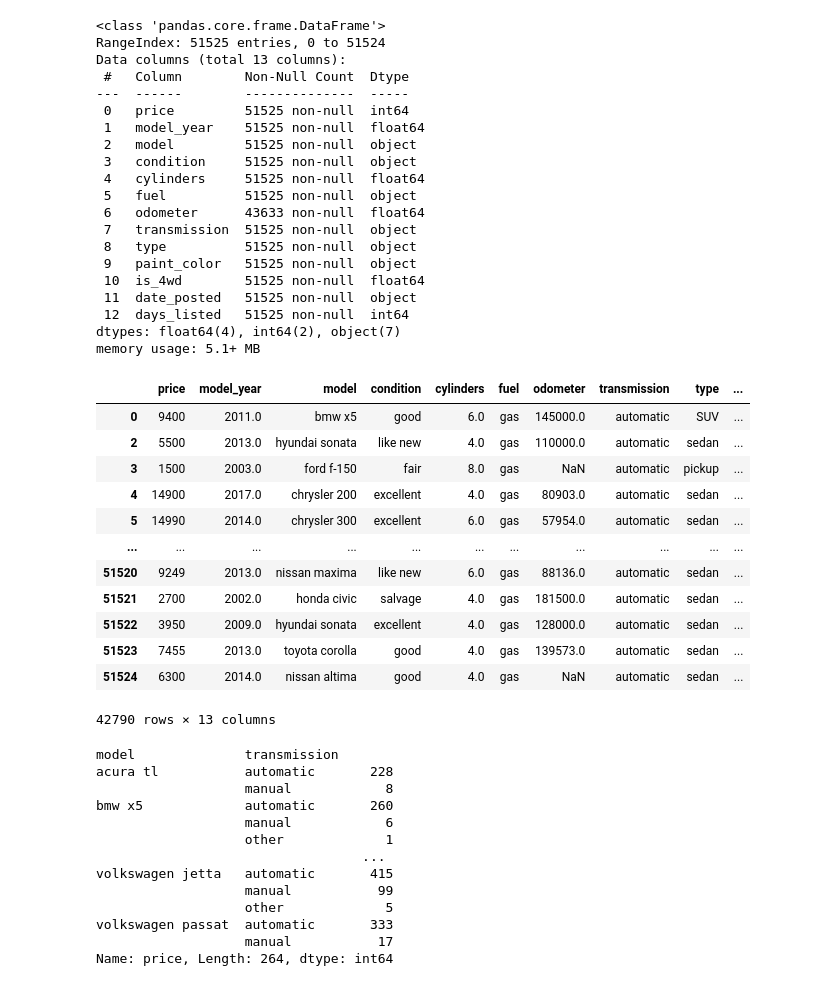
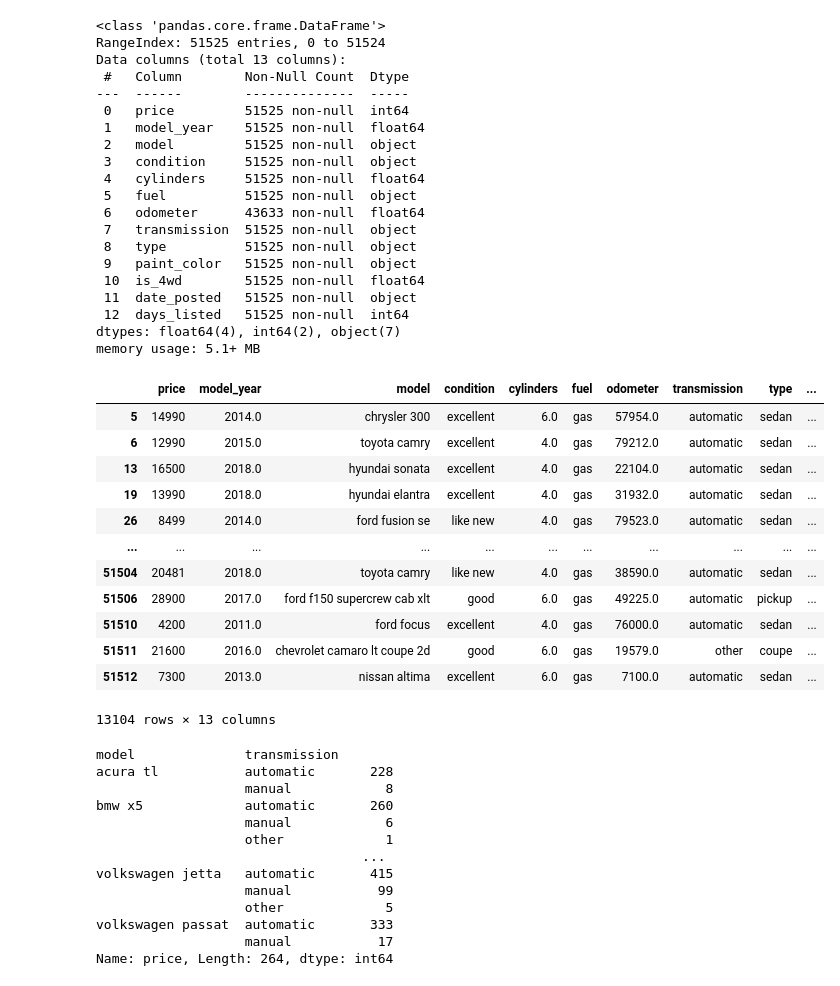
Before and after one commit to sohini8328/EDA_cars_Sprint_2, a Jupyter notebook: eda.ipynb, the cells around one changed output. Cells and saved outputs as stored; diff of their text form; code cells hidden in the pictures.

```diff
--- a/eda.ipynb
+++ b/eda.ipynb
@@ -61,23 +61,23 @@ Data columns (total 13 columns):
  12  days_listed   51525 non-null  int64
 dtypes: float64(4), int64(2), object(7)
 memory usage: 5.1+ MB
-# %%
-df_price_20000 = df[df['price'] <= 20000]
-df_price_20000
-# %% [output]
-|  | price | model_year | model | condition | cylinders | fuel | odometer | transmission | type | ... |
-| 0 | 9400 | 2011.0 | bmw x5 | good | 6.0 | gas | 145000.0 | automatic | SUV | ... |
-| 2 | 5500 | 2013.0 | hyundai sonata | like new | 4.0 | gas | 110000.0 | automatic | sedan | ... |
-| 3 | 1500 | 2003.0 | ford f-150 | fair | 8.0 | gas | NaN | automatic | pickup | ... |
-| 4 | 14900 | 2017.0 | chrysler 200 | excellent | 4.0 | gas | 80903.0 | automatic | sedan | ... |
-| 5 | 14990 | 2014.0 | chrysler 300 | excellent | 6.0 | gas | 57954.0 | automatic | sedan | ... |
-| ... | ... | ... | ... | ... | ... | ... | ... | ... | ... | ... |
-| 51520 | 9249 | 2013.0 | nissan maxima | like new | 6.0 | gas | 88136.0 | automatic | sedan | ... |
-| 51521 | 2700 | 2002.0 | honda civic | salvage | 4.0 | gas | 181500.0 | automatic | sedan | ... |
-| 51522 | 3950 | 2009.0 | hyundai sonata | excellent | 4.0 | gas | 128000.0 | automatic | sedan | ... |
-| 51523 | 7455 | 2013.0 | toyota corolla | good | 4.0 | gas | 139573.0 | automatic | sedan | ... |
-| 51524 | 6300 | 2014.0 | nissan altima | good | 4.0 | gas | NaN | automatic | sedan | ... |
-42790 rows × 13 columns
+# %%
+df_odo_80000 = df[df['odometer'] <= 80000]
+df_odo_80000
+# %% [output]
+|  | price | model_year | model | condition | cylinders | fuel | odometer | transmission | type | ... |
+| 5 | 14990 | 2014.0 | chrysler 300 | excellent | 6.0 | gas | 57954.0 | automatic | sedan | ... |
+| 6 | 12990 | 2015.0 | toyota camry | excellent | 4.0 | gas | 79212.0 | automatic | sedan | ... |
+| 13 | 16500 | 2018.0 | hyundai sonata | excellent | 4.0 | gas | 22104.0 | automatic | sedan | ... |
+| 19 | 13990 | 2018.0 | hyundai elantra | excellent | 4.0 | gas | 31932.0 | automatic | sedan | ... |
+| 26 | 8499 | 2014.0 | ford fusion se | like new | 4.0 | gas | 79523.0 | automatic | sedan | ... |
+| ... | ... | ... | ... | ... | ... | ... | ... | ... | ... | ... |
+| 51504 | 20481 | 2018.0 | toyota camry | like new | 4.0 | gas | 38590.0 | automatic | sedan | ... |
+| 51506 | 28900 | 2017.0 | ford f150 supercrew cab xlt | good | 6.0 | gas | 49225.0 | automatic | pickup | ... |
+| 51510 | 4200 | 2011.0 | ford focus | excellent | 4.0 | gas | 76000.0 | automatic | sedan | ... |
+| 51511 | 21600 | 2016.0 | chevrolet camaro lt coupe 2d | good | 6.0 | gas | 19579.0 | other | coupe | ... |
+| 51512 | 7300 | 2013.0 | nissan altima | excellent | 6.0 | gas | 7100.0 | automatic | sedan | ... |
+13104 rows × 13 columns
 # %%
 df_price_dist_model= df.groupby(['model','transmission'])['price'].count()
 df_price_dist_model
```
Also changed, not shown: parts of 3 cells of this notebook.
